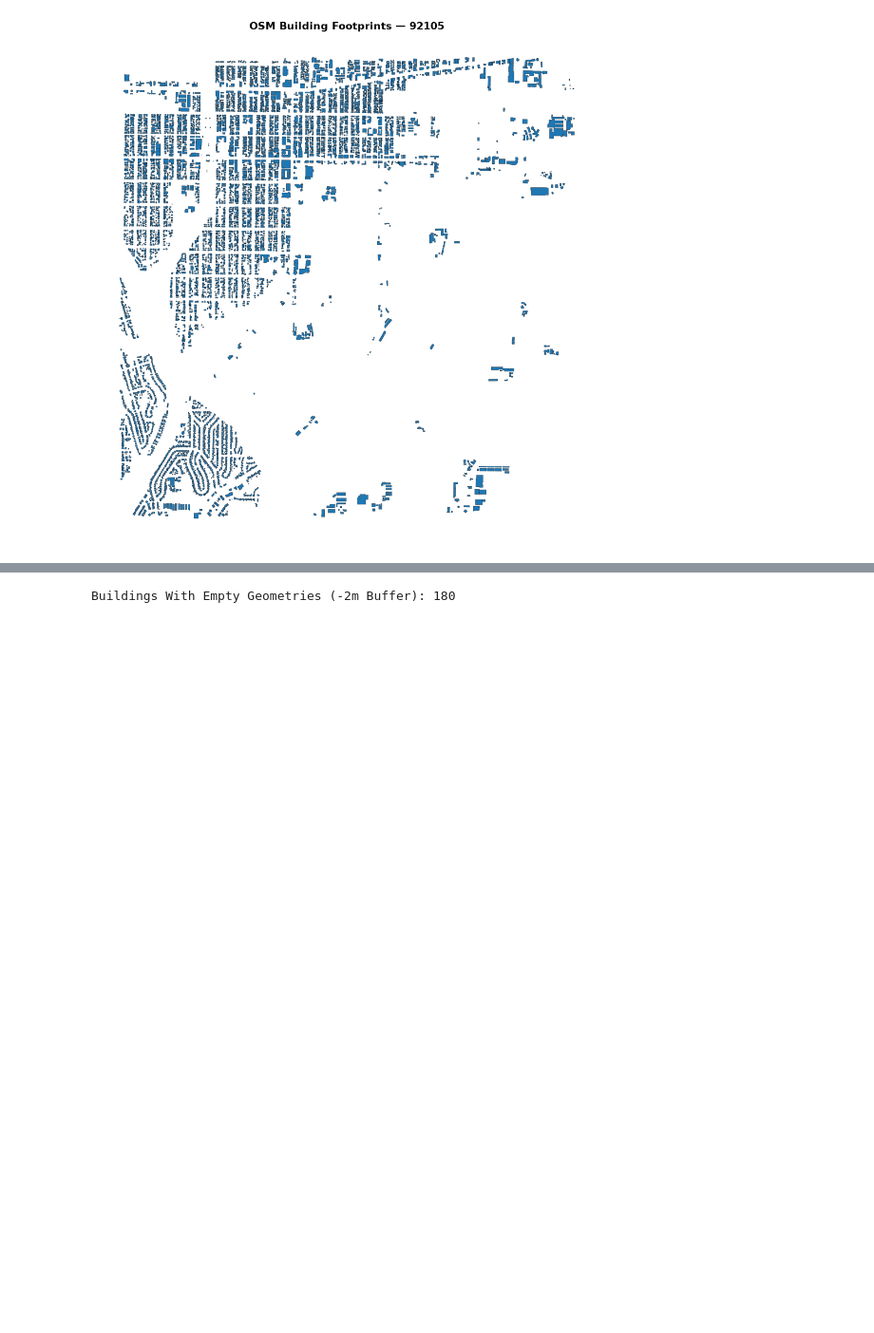
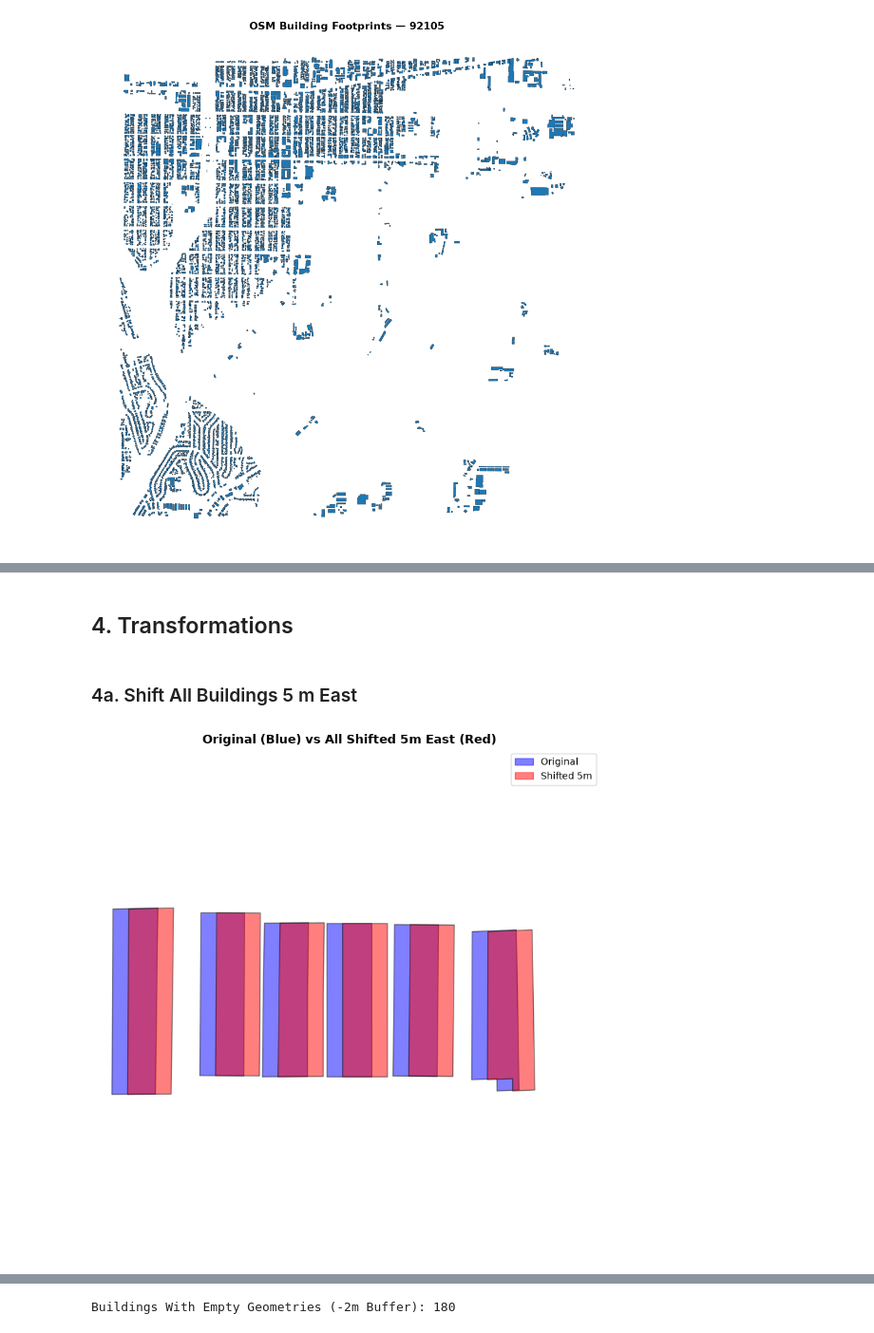
Before and after one commit to aarshiagupta/property-footprint-intelligence, a Jupyter notebook: notebooks/footprint_analysis/92105_city_heights.ipynb, the cells around one changed output, grey strips where cells are left out. Shown at 95% size. Drawn from its saved outputs; the diff is of its cells as text; code cells hidden in the pictures; blank space fills up the shorter version.

```diff
--- a/notebooks/footprint_analysis/92105_city_heights.ipynb
+++ b/notebooks/footprint_analysis/92105_city_heights.ipynb
@@ -61,0 +187,39 @@ gdf_utm = gdf.to_crs(epsg=32611)
+# %% [markdown]
+## 4. Transformations
+# %% [markdown]
+### 4a. Shift All Buildings 5 m East
+# %%
+import matplotlib.patches as mpatches
+
+# Shift all buildings 5m east (x + 5)
+gdf_shifted = gdf_utm.copy()
+gdf_shifted["geometry"] = gdf_utm.geometry.translate(xoff=5, yoff=0)
+
+# Zoom into a small neighborhood block (~80m around a building)
+# Using spatial indexing (.cx) ensures neighboring houses stay together on one block
+center = gdf_utm.geometry.iloc[100].centroid
+cx, cy = center.x, center.y
+r = 80  # meters
+
+sample_orig = gdf_utm.cx[cx - r : cx + r, cy - r : cy + r]
+sample_shift = gdf_shifted.loc[sample_orig.index]
+
+fig, ax = plt.subplots(figsize=(8, 8))
+sample_orig.plot(ax=ax, color="blue", alpha=0.5, edgecolor="black")
+sample_shift.plot(ax=ax, color="red", alpha=0.5, edgecolor="black")
+
+# Zoom the plot tightly around this block
+ax.set_xlim(cx - r, cx + r)
+ax.set_ylim(cy - r, cy + r)
+
+# Legend
+blue_patch = mpatches.Patch(color="blue", alpha=0.5, label="Original")
+red_patch = mpatches.Patch(color="red", alpha=0.5, label="Shifted 5m")
+ax.legend(handles=[blue_patch, red_patch], loc="upper right")
+
+ax.set_title("Original (Blue) vs All Shifted 5m East (Red)", fontsize=13, fontweight="bold")
+ax.set_axis_off()
+plt.tight_layout()
+plt.show()
+# %% [output]
+[figure, added]
```
Also changed, not shown: parts of 31 cells of this notebook.
